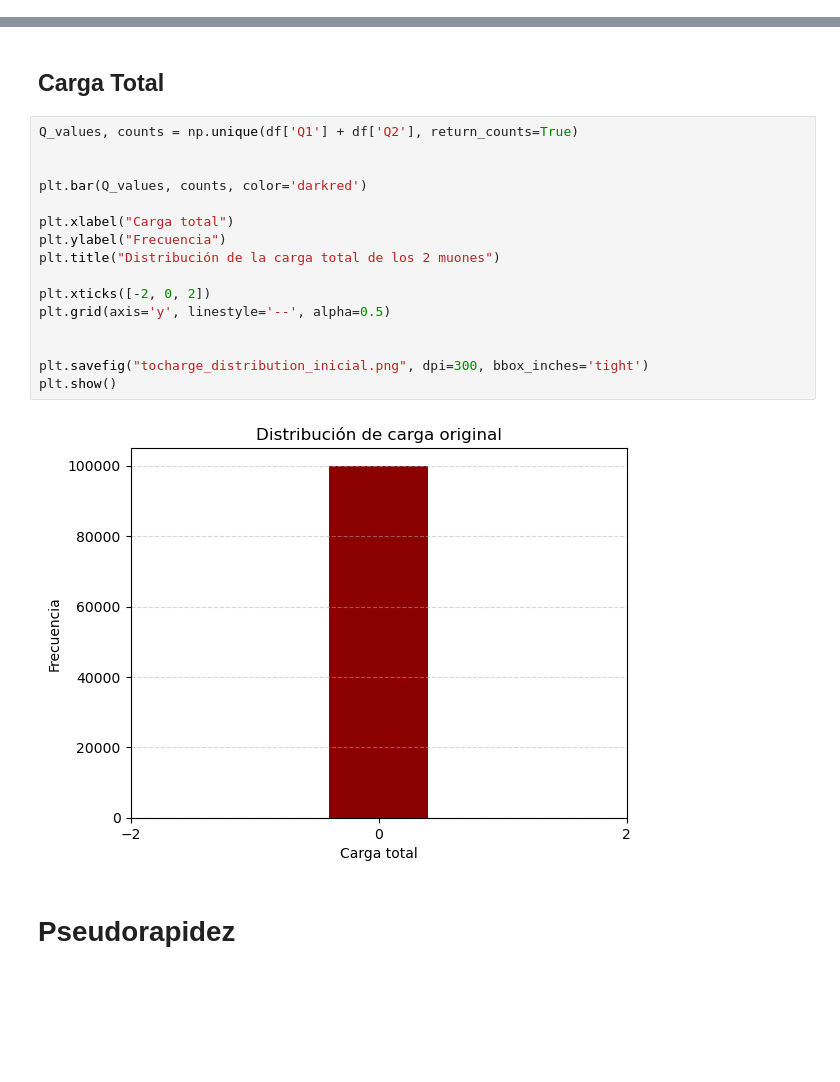
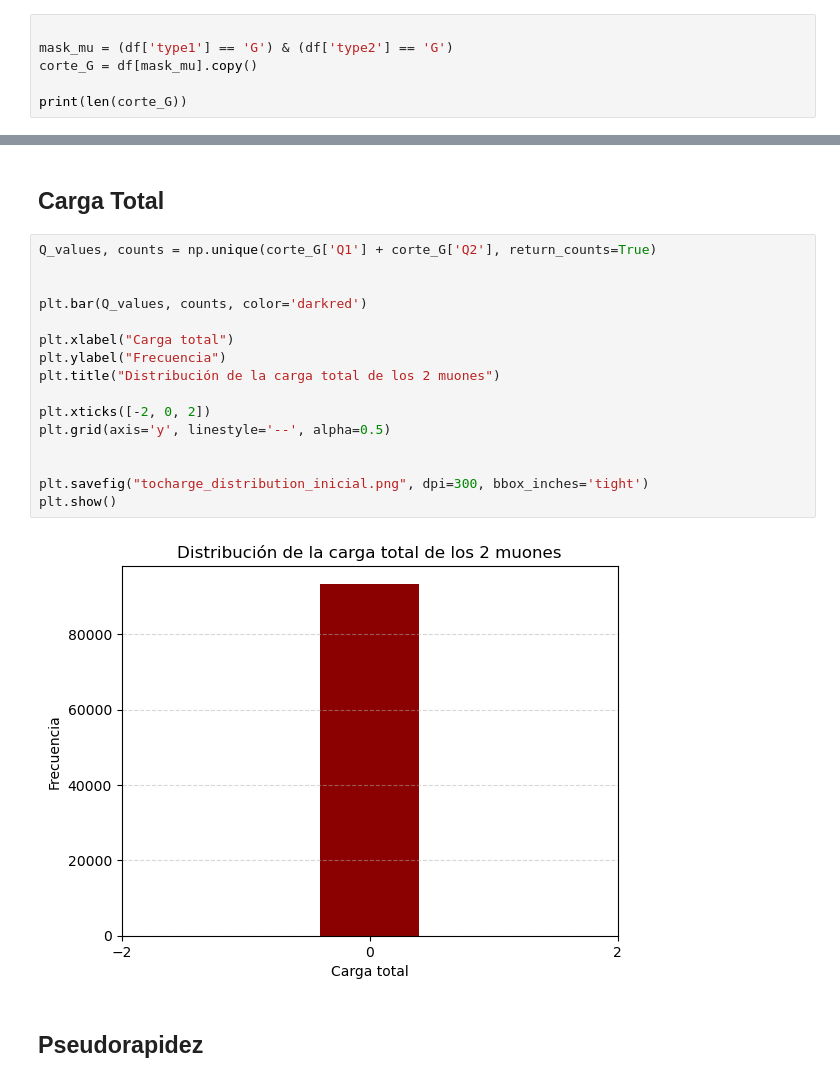
Before and after one commit to ProgramasParaFisicaDeParticulas/blindsampleanalysiswithcsv9-Art-999, a Jupyter notebook: Sample_desconocida.ipynb, the cells around one changed output, grey strips where cells are left out. Saved outputs shown, nothing was run; the diff lists cells and outputs as text; blank space fills up the shorter version.

Commit message:
Corte Global muon y analisis de phi, eta, pt

```diff
--- a/Sample_desconocida.ipynb
+++ b/Sample_desconocida.ipynb
@@ -64,0 +53,6 @@ plt.show()
+# %%
+
+mask_mu = (df['type1'] == 'G') & (df['type2'] == 'G')
+corte_G = df[mask_mu].copy()
+
+print(len(corte_G))
@@ -67,25 +81,25 @@ plt.show()
 # %% [markdown]
 ## Carga Total
 # %%
-Q_values, counts = np.unique(df['Q1'] + df['Q2'], return_counts=True)
+Q_values, counts = np.unique(corte_G['Q1'] + corte_G['Q2'], return_counts=True)
 
 
 plt.bar(Q_values, counts, color='darkred')
 
 plt.xlabel("Carga total")
 plt.ylabel("Frecuencia")
 plt.title("Distribución de la carga total de los 2 muones")
 
 plt.xticks([-2, 0, 2])
 plt.grid(axis='y', linestyle='--', alpha=0.5)
 
 
 plt.savefig("tocharge_distribution_inicial.png", dpi=300, bbox_inches='tight')
 plt.show()
 # %% [output]
-[figure, old version]
+[figure, new version]
 # %% [markdown]
-# Pseudorapidez
+## Pseudorapidez
 # %%
 xticks =  [-2.5, -1, 0, 1, 2.5 ]
 
```
Also changed, not shown: parts of 20 cells of this notebook.
